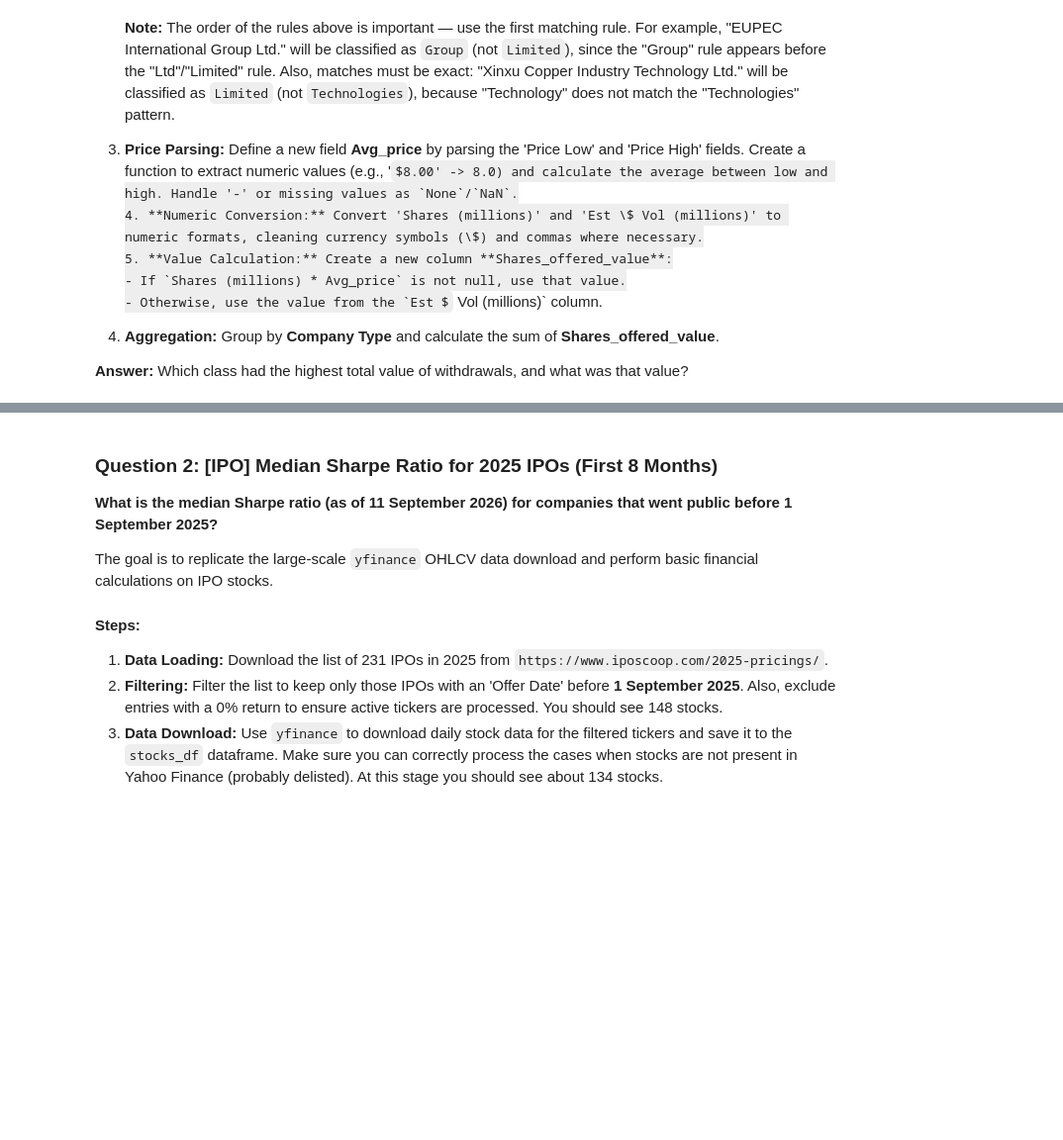
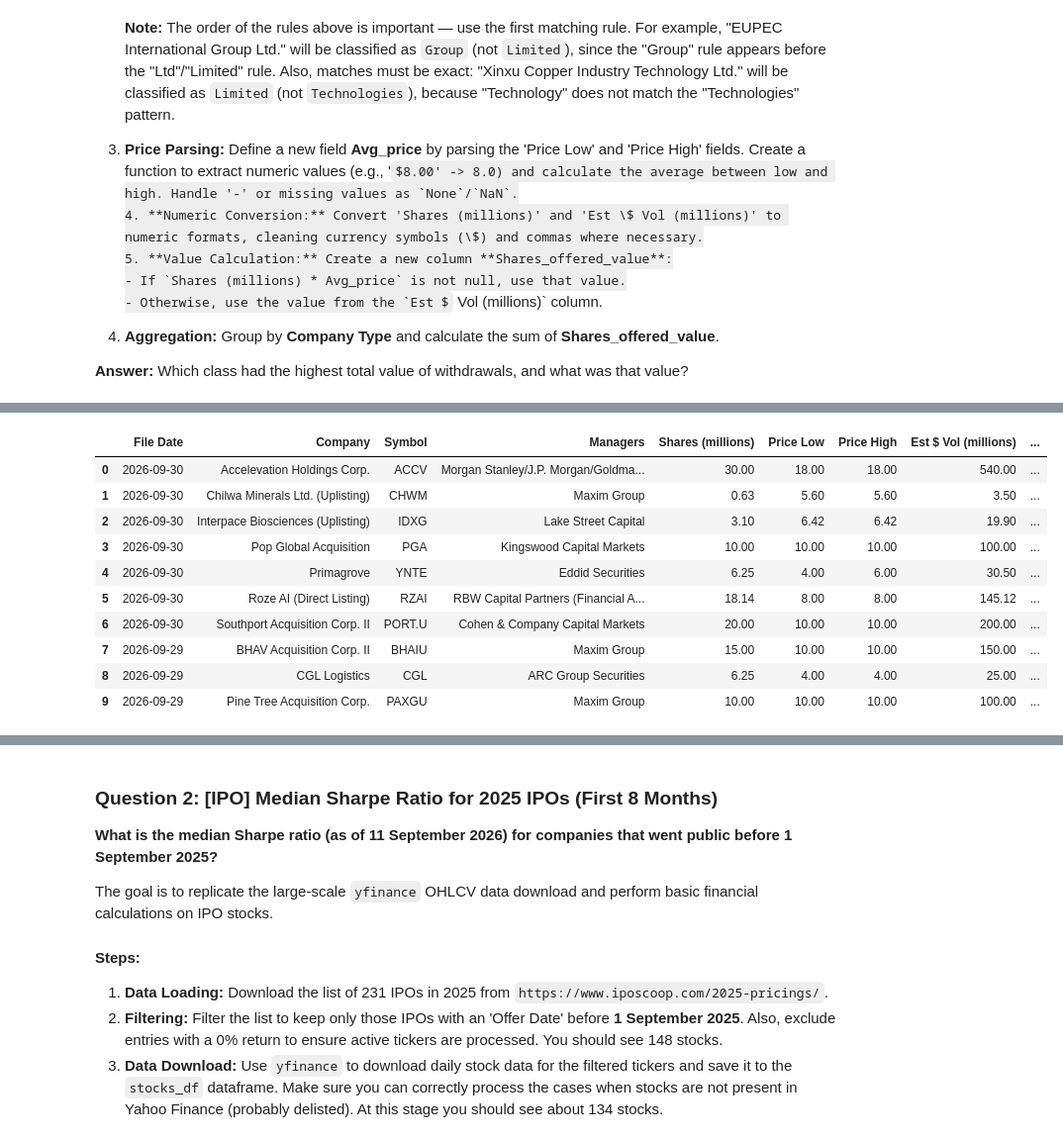
Before and after one commit to albertaleksa/stock-markets-analytics-zoomcamp, a Jupyter notebook: homework2.ipynb, the cells around one changed output, grey strips where cells are left out. Shown at 99% size. Drawn from its saved outputs; the diff is of its cells as text; code cells hidden in the pictures; some formulas as TeX source; blank space fills up the shorter version.

```diff
--- a/homework2.ipynb
+++ b/homework2.ipynb
@@ -43,3 +43,45 @@ From the Recently Filed IPO list ([iposcoop.com/ipos-recently-filed](https://www
 6. **Aggregation:** Group by **Company Type** and calculate the sum of **Shares_offered_value**.
 
 **Answer:** Which class had the highest total value of withdrawals, and what was that value?
+# %%
+import pandas as pd
+import requests
+from io import StringIO
+
+def get_ipos(url: str) -> pd.DataFrame:
+    """
+    Fetch IPO data for the given year from stockanalysis.com.
+    """
+    headers = {
+        'User-Agent': (
+            'Mozilla/5.0 (Windows NT 10.0; Win64; x64) '
+            'AppleWebKit/537.36 (KHTML, like Gecko) '
+            'Chrome/58.0.3029.110 Safari/537.3'
+        )
+    }
+
+    try:
+        response = requests.get(url, headers=headers, timeout=10)
+        response.raise_for_status()
+
+        # Wrap HTML text in StringIO to avoid deprecation warning
+        # "Passing literal html to 'read_html' is deprecated and will be removed in a future version. To read from a literal string, wrap it in a 'StringIO' object."
+        html_io = StringIO(response.text)
+        tables = pd.read_html(html_io)
+
+        if not tables:
+            raise ValueError("No tables found.")
+
+        return tables[0]
+
+    except requests.exceptions.RequestException as e:
+        print(f"Request failed: {e}")
+    except ValueError as ve:
+        print(f"Data error: {ve}")
+    except Exception as ex:
+        print(f"Unexpected error: {ex}")
+
+    return pd.DataFrame()
+# %%
+ipos = get_ipos("https://iposcoop.com/ipos-recently-filed/")
+ipos.info()
@@ -45,0 +106,14 @@ From the Recently Filed IPO list ([iposcoop.com/ipos-recently-filed](https://www
+# %%
+ipos.head(10)
+# %% [output]
+|  | File Date | Company | Symbol | Managers | Shares (millions) | Price Low | Price High | Est $ Vol (millions) | ... |
+| 0 | 2026-09-30 | Accelevation Holdings Corp. | ACCV | Morgan Stanley/J.P. Morgan/Goldma... | 30.00 | 18.00 | 18.00 | 540.00 | ... |
+| 1 | 2026-09-30 | Chilwa Minerals Ltd. (Uplisting) | CHWM | Maxim Group | 0.63 | 5.60 | 5.60 | 3.50 | ... |
+| 2 | 2026-09-30 | Interpace Biosciences (Uplisting) | IDXG | Lake Street Capital | 3.10 | 6.42 | 6.42 | 19.90 | ... |
+| 3 | 2026-09-30 | Pop Global Acquisition | PGA | Kingswood Capital Markets | 10.00 | 10.00 | 10.00 | 100.00 | ... |
+| 4 | 2026-09-30 | Primagrove | YNTE | Eddid Securities | 6.25 | 4.00 | 6.00 | 30.50 | ... |
+| 5 | 2026-09-30 | Roze AI (Direct Listing) | RZAI | RBW Capital Partners (Financial A... | 18.14 | 8.00 | 8.00 | 145.12 | ... |
+| 6 | 2026-09-30 | Southport Acquisition Corp. II | PORT.U | Cohen & Company Capital Markets | 20.00 | 10.00 | 10.00 | 200.00 | ... |
+| 7 | 2026-09-29 | BHAV Acquisition Corp. II | BHAIU | Maxim Group | 15.00 | 10.00 | 10.00 | 150.00 | ... |
+| 8 | 2026-09-29 | CGL Logistics | CGL | ARC Group Securities | 6.25 | 4.00 | 4.00 | 25.00 | ... |
+| 9 | 2026-09-29 | Pine Tree Acquisition Corp. | PAXGU | Maxim Group | 10.00 | 10.00 | 10.00 | 100.00 | ... |
```
Also changed, not shown: parts of 5 cells of this notebook.
